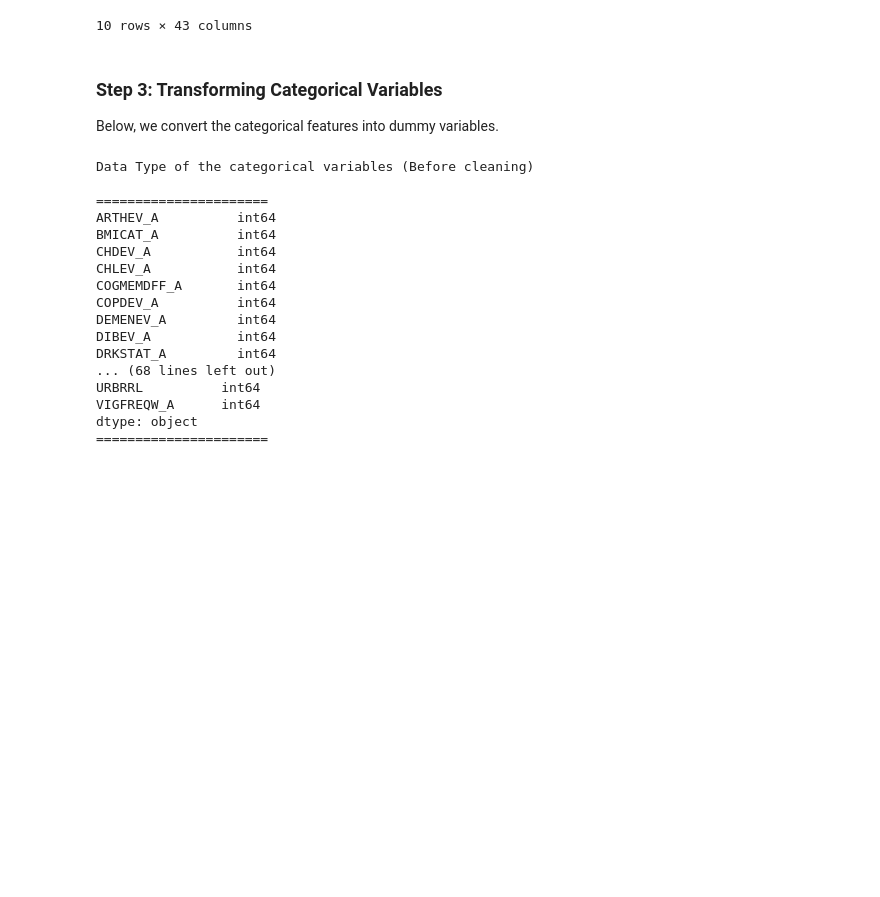
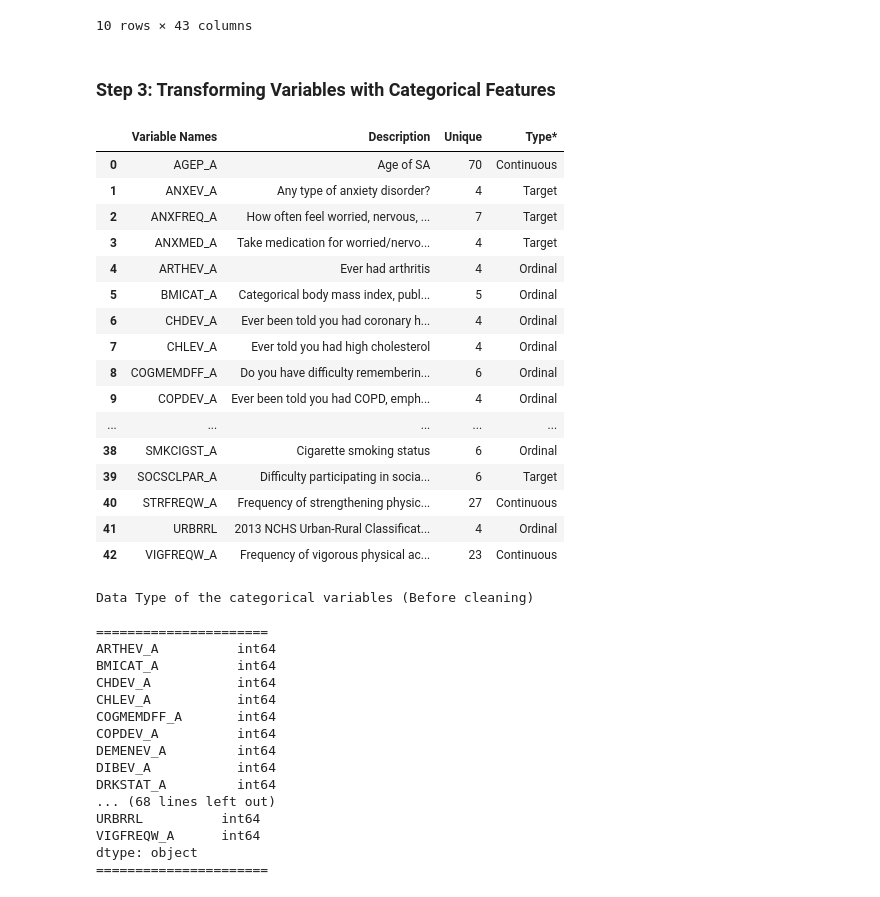
Before and after one commit to vidishac/Data_Mining_Project, a Jupyter notebook: Data_Cleaning_Project.ipynb, the cells around one changed output. Cells and saved outputs as stored; diff of their text form; code cells hidden in the pictures; blank space fills up the shorter version.

```diff
--- a/Data_Cleaning_Project.ipynb
+++ b/Data_Cleaning_Project.ipynb
@@ -156,7 +156,44 @@ max       99.000000
 | 9 | 56 | 1 | 3 | 1 | 1 | 4 | 2 | 2 | 1 | 2 | ... |
 10 rows × 43 columns
 # %% [markdown]
-### Step 3: Transforming Categorical Variables
-
-Below, we convert the categorical features into dummy variables.
+### Step 3: Transforming Variables with Categorical Features
+# %%
+feature_name = df_r.columns.tolist()
+target = ['ANXEV_A', 'ANXFREQ_A', 'ANXMED_A', 'DEPEV_A', 'DEPFREQ_A', 'DEPMED_A', 'SOCSCLPAR_A']
+unique = []
+type = []
+for n in feature_name:
+    size = len(df_r[n].unique())
+    if n in target:
+        type.append('Target')
+    elif size > 15:
+        type.append('Continuous')
+    else:
+        type.append('Ordinal')
+    unique.append(size)
+
+rv['Unique'] = unique
+rv['Type*'] = type
+
+rv
+# *Type: variables typed by 'ordinal' also include binary and target variables
+#        We will specify that in a bit
+# %% [output]
+|  | Variable Names | Description | Unique | Type* |
+| 0 | AGEP_A | Age of SA | 70 | Continuous |
+| 1 | ANXEV_A | Any type of anxiety disorder? | 4 | Target |
+| 2 | ANXFREQ_A | How often feel worried, nervous, ... | 7 | Target |
+| 3 | ANXMED_A | Take medication for worried/nervo... | 4 | Target |
+| 4 | ARTHEV_A | Ever had arthritis | 4 | Ordinal |
+| 5 | BMICAT_A | Categorical body mass index, publ... | 5 | Ordinal |
+| 6 | CHDEV_A | Ever been told you had coronary h... | 4 | Ordinal |
+| 7 | CHLEV_A | Ever told you had high cholesterol | 4 | Ordinal |
+| 8 | COGMEMDFF_A | Do you have difficulty rememberin... | 6 | Ordinal |
+| 9 | COPDEV_A | Ever been told you had COPD, emph... | 4 | Ordinal |
+| ... | ... | ... | ... | ... |
+| 38 | SMKCIGST_A | Cigarette smoking status | 6 | Ordinal |
+| 39 | SOCSCLPAR_A | Difficulty participating in socia... | 6 | Target |
+| 40 | STRFREQW_A | Frequency of strengthening physic... | 27 | Continuous |
+| 41 | URBRRL | 2013 NCHS Urban-Rural Classificat... | 4 | Ordinal |
+| 42 | VIGFREQW_A | Frequency of vigorous physical ac... | 23 | Continuous |
 # %%
```
Also changed, not shown: parts of 13 cells of this notebook.
